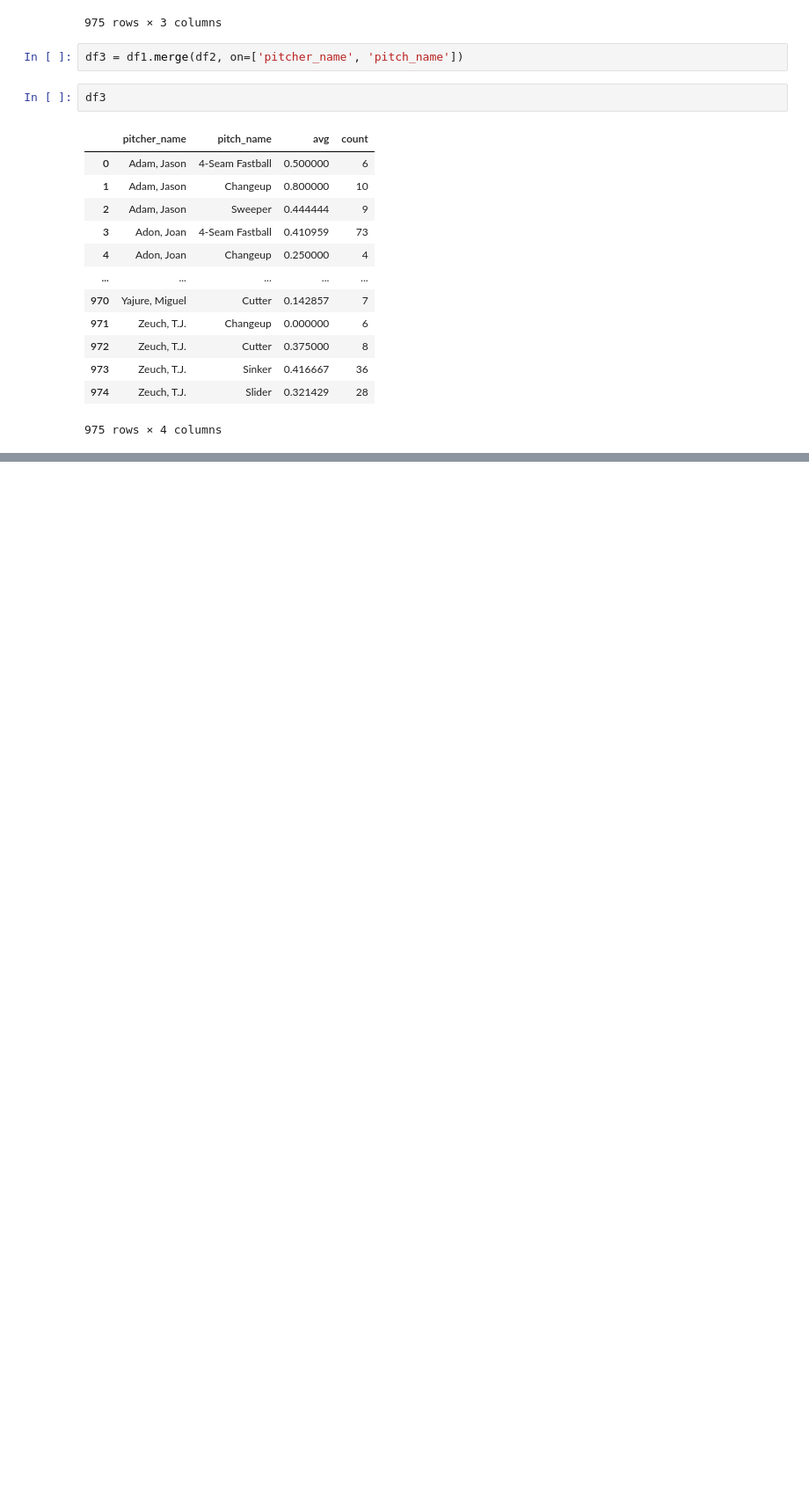
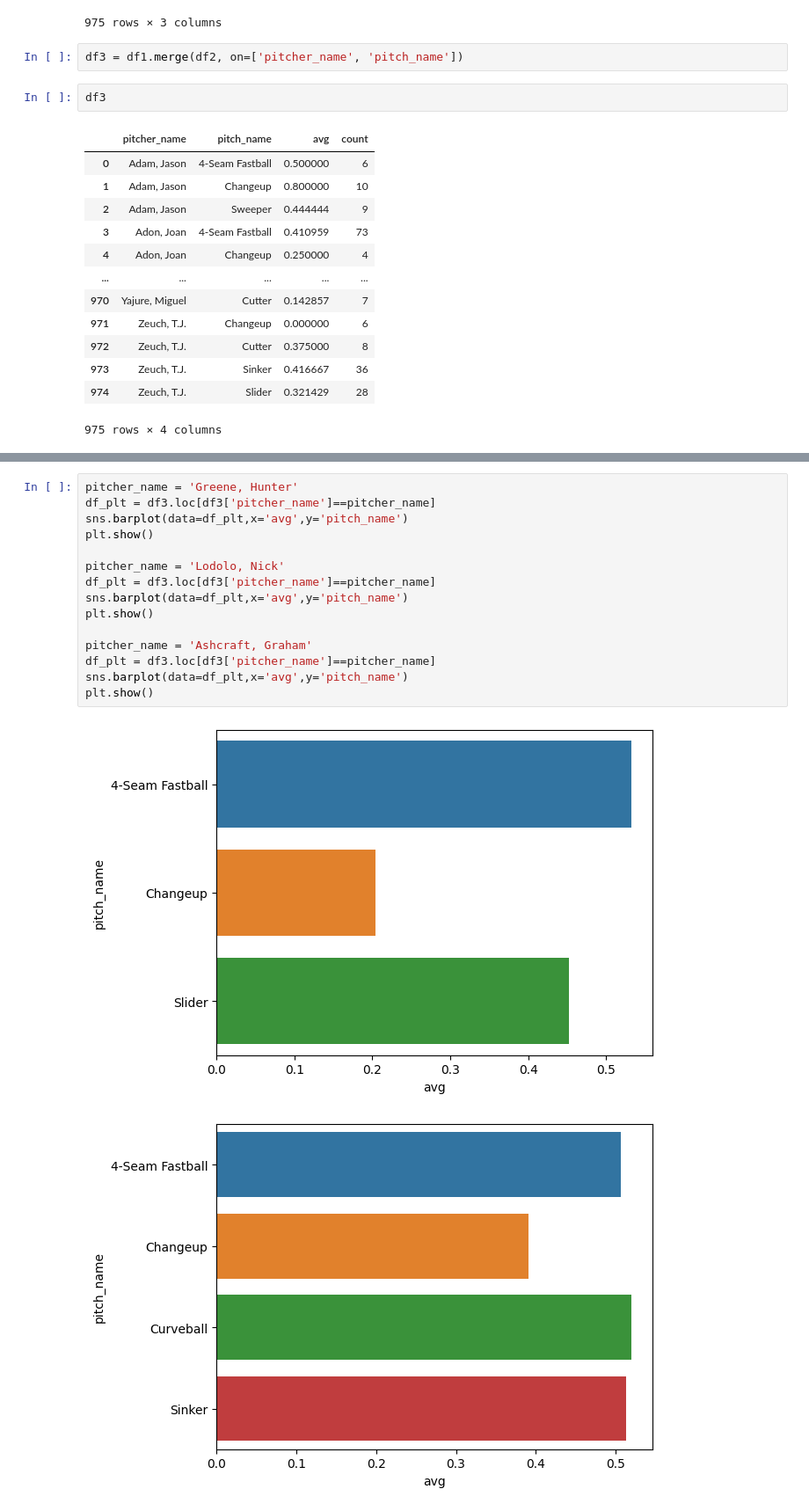
Before and after one commit to fedechaves/nw-bc, a Jupyter notebook: day1.ipynb, the cells around one changed output, grey strips where cells are left out. Shown at 88% size. Drawn from its saved outputs; the diff is of its cells as text; blank space fills up the shorter version.

```diff
--- a/day1.ipynb
+++ b/day1.ipynb
@@ -315,0 +343,18 @@ df_plt = df3.loc[df3['pitcher_name'] == pitcher_name]
+# %%
+pitcher_name = 'Greene, Hunter'
+df_plt = df3.loc[df3['pitcher_name']==pitcher_name]
+sns.barplot(data=df_plt,x='avg',y='pitch_name')
+plt.show()
+
+pitcher_name = 'Lodolo, Nick'
+df_plt = df3.loc[df3['pitcher_name']==pitcher_name]
+sns.barplot(data=df_plt,x='avg',y='pitch_name')
+plt.show()
+
+pitcher_name = 'Ashcraft, Graham'
+df_plt = df3.loc[df3['pitcher_name']==pitcher_name]
+sns.barplot(data=df_plt,x='avg',y='pitch_name')
+plt.show()
+# %% [output]
+[figure, added]
+[figure, added]
```
Also changed, not shown: parts of 4 cells of this notebook.
